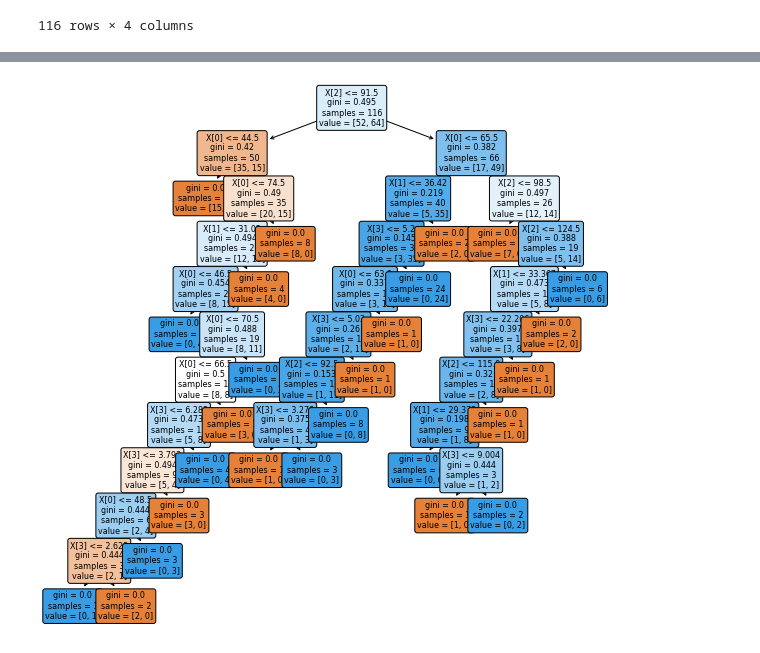
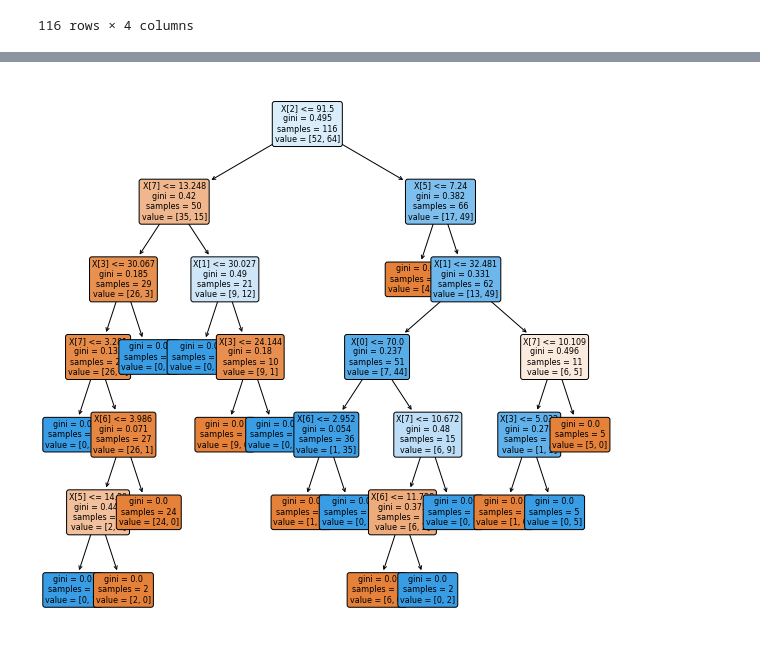
Before and after one commit to akhmadamanulloh/datamining, a Jupyter notebook: _sources/Tugas6.ipynb, the cells around one changed output, grey strips where cells are left out. Saved outputs shown, nothing was run; the diff lists cells and outputs as text; code cells hidden in the pictures.

```diff
--- a/_sources/Tugas6.ipynb
+++ b/_sources/Tugas6.ipynb
@@ -111,8 +107,7 @@ from sklearn import tree
 import seaborn as sns
 import pandas as pd # data processing, CSV file I/O (e.g. pd.read_csv)
 
-df = pd.read_csv("https://raw.githubusercontent.com/077nabila/dataset/main/dataR2.csv")
-
+df = pd.read_csv("https://raw.githubusercontent.com/akhmadamanulloh/main/main/dataR2.csv")
 df.head()
 # %% [output]
 |  | Age | BMI | Glucose | Insulin | HOMA | Leptin | Adiponectin | Resistin | MCP.1 | Classification |
@@ -185,17 +162,17 @@ x_train
 # %%
-y = df["Classification"]
-X = df.drop(columns=["Classification"])
+B = df["Classification"]
+A = df.drop(columns=["Classification"])
 clf = tree.DecisionTreeClassifier(criterion="gini")
-clf = clf.fit(x, y)
+clf = clf.fit(A, B)
 # %%
 #plt the figure, setting a black background
 plt.figure(figsize=(10,10))
 #create the tree plot
-a = tree.plot_tree(clf,
+x = tree.plot_tree(clf,
                    rounded = True,
                    filled = True,
                    fontsize=8)
 #show the plot
 plt.show()
 # %% [output]
-[figure, old version]
+[figure, new version]
```
Also changed, not shown: parts of 18 cells of this notebook, 5 other files.
